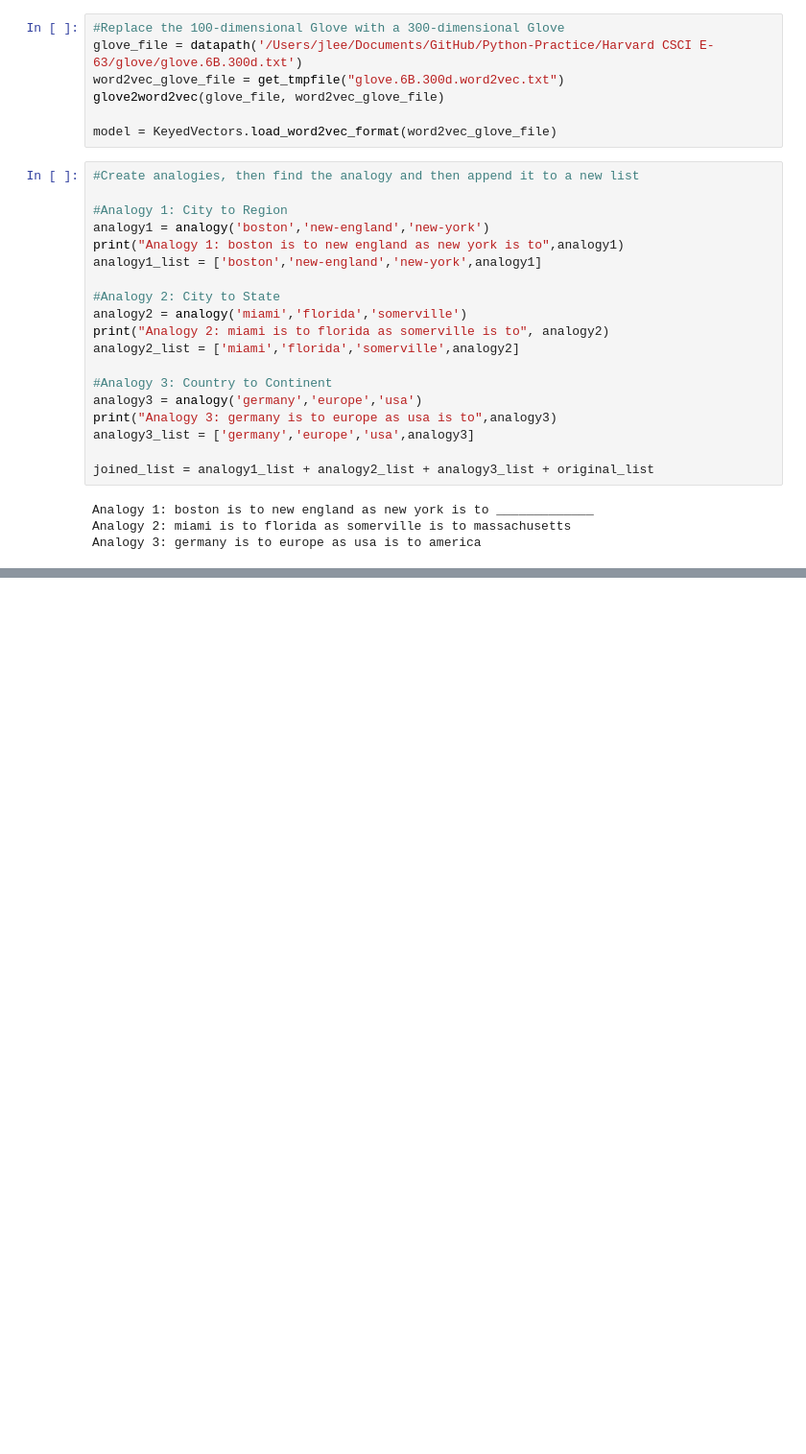
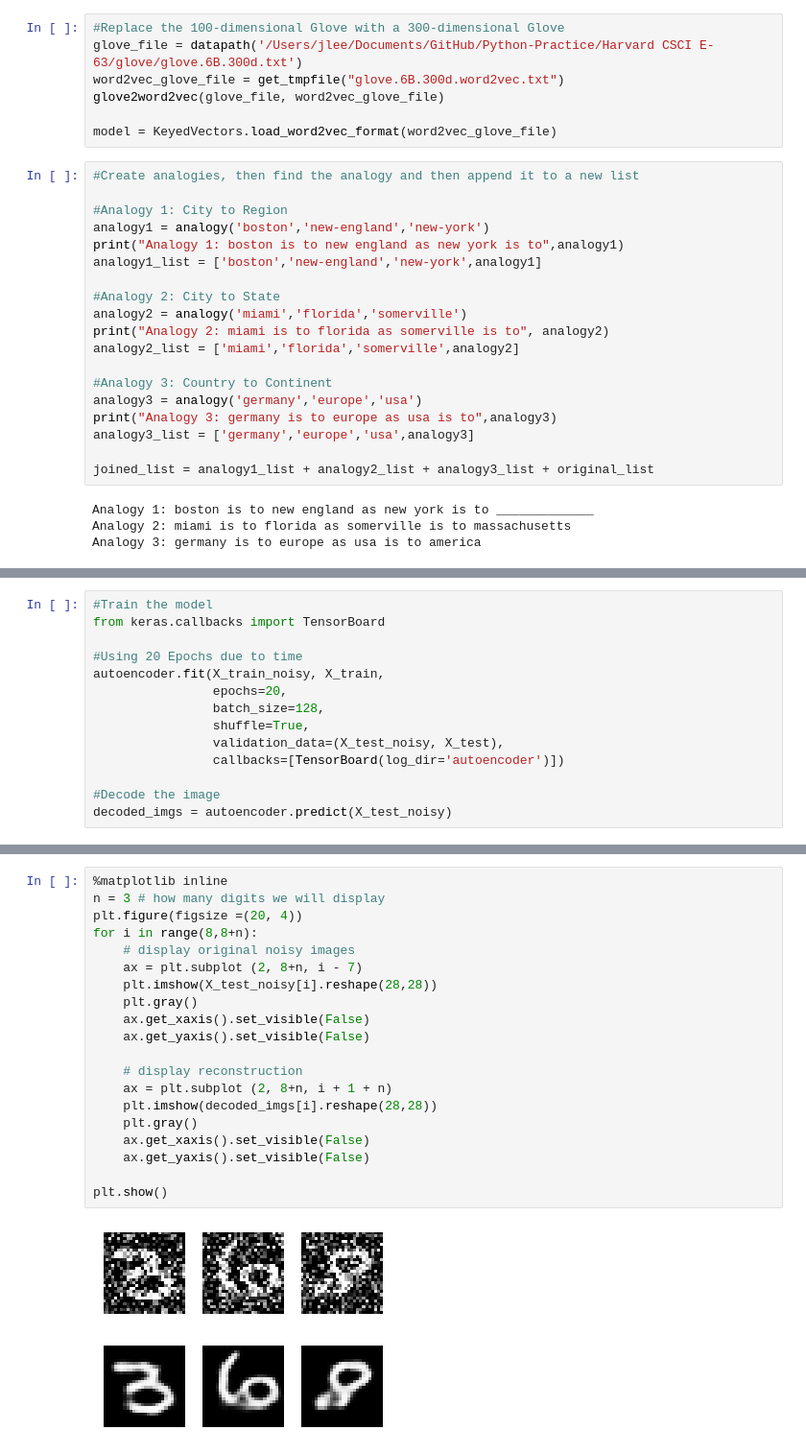
Before and after one commit to jlee1991/Python-Practice, a Jupyter notebook: Harvard CSCI E-63/jlee_HW2.ipynb, the cells around one changed output, grey strips where cells are left out. Shown at 96% size. Drawn from its saved outputs; the diff is of its cells as text; blank space fills up the shorter version.

```diff
--- a/Harvard CSCI E-63/jlee_HW2.ipynb
+++ b/Harvard CSCI E-63/jlee_HW2.ipynb
@@ -193,0 +430,14 @@ AttributeError: 'TSNE' object has no attribute 'most_similar'
+# %%
+#Train the model
+from keras.callbacks import TensorBoard
+
+#Using 20 Epochs due to time
+autoencoder.fit(X_train_noisy, X_train,
+                epochs=20,
+                batch_size=128,
+                shuffle=True,
+                validation_data=(X_test_noisy, X_test),
+                callbacks=[TensorBoard(log_dir='autoencoder')])
+
+#Decode the image
+decoded_imgs = autoencoder.predict(X_test_noisy)
@@ -193,0 +462,22 @@ AttributeError: 'TSNE' object has no attribute 'most_similar'
+# %%
+%matplotlib inline
+n = 3 # how many digits we will display
+plt.figure(figsize =(20, 4))
+for i in range(8,8+n):
+    # display original noisy images
+    ax = plt.subplot (2, 8+n, i - 7)
+    plt.imshow(X_test_noisy[i].reshape(28,28))
+    plt.gray()
+    ax.get_xaxis().set_visible(False)
+    ax.get_yaxis().set_visible(False)
+
+    # display reconstruction
+    ax = plt.subplot (2, 8+n, i + 1 + n)
+    plt.imshow(decoded_imgs[i].reshape(28,28))
+    plt.gray()
+    ax.get_xaxis().set_visible(False)
+    ax.get_yaxis().set_visible(False)
+
+plt.show()
+# %% [output]
+[figure, added]
```
Also changed, not shown: parts of 28 cells of this notebook.
